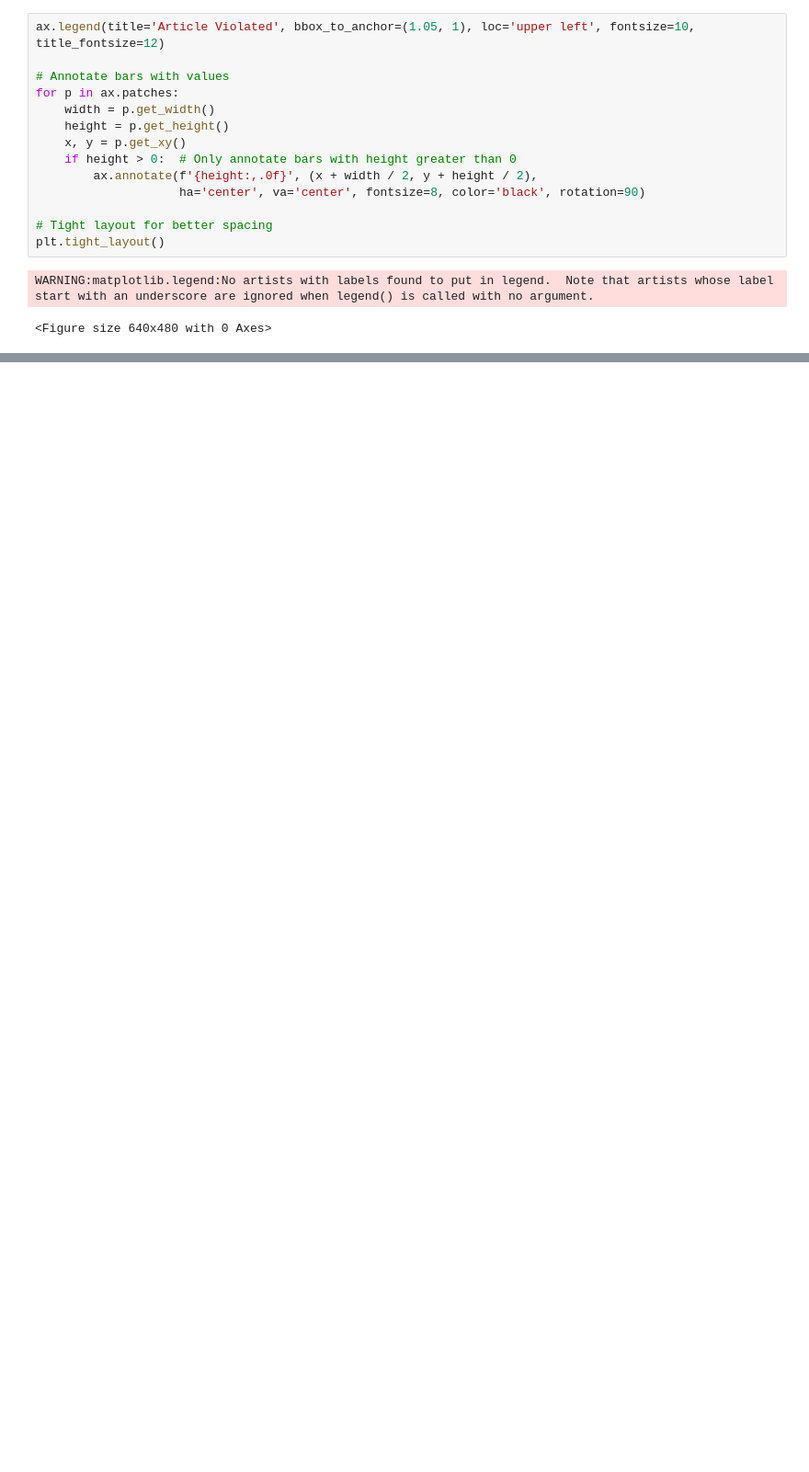
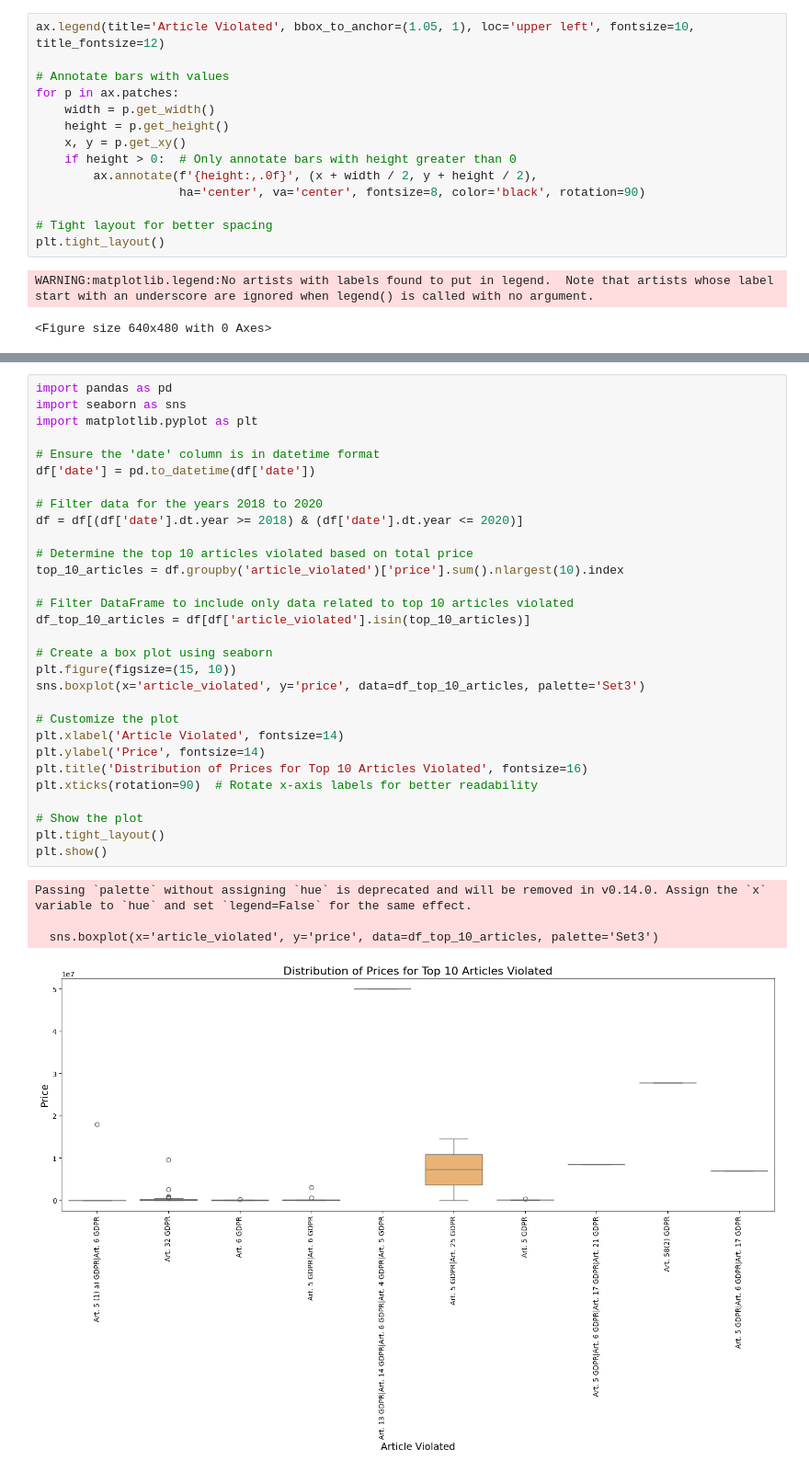
Before and after one commit to ericmuga253/Python-Data-, a Jupyter notebook: capstoneattemp.ipynb, the cells around one changed output, grey strips where cells are left out. Shown at 92% size. Saved outputs shown, nothing was run; the diff lists cells and outputs as text; blank space fills up the shorter version.

```diff
--- a/capstoneattemp.ipynb
+++ b/capstoneattemp.ipynb
@@ -311,0 +364,35 @@ WARNING:matplotlib.legend:No artists with labels found to put in legend.  Note t
+# %%
+import pandas as pd
+import seaborn as sns
+import matplotlib.pyplot as plt
+
+# Ensure the 'date' column is in datetime format
+df['date'] = pd.to_datetime(df['date'])
+
+# Filter data for the years 2018 to 2020
+df = df[(df['date'].dt.year >= 2018) & (df['date'].dt.year <= 2020)]
+
+# Determine the top 10 articles violated based on total price
+top_10_articles = df.groupby('article_violated')['price'].sum().nlargest(10).index
+
+# Filter DataFrame to include only data related to top 10 articles violated
+df_top_10_articles = df[df['article_violated'].isin(top_10_articles)]
+
+# Create a box plot using seaborn
+plt.figure(figsize=(15, 10))
+sns.boxplot(x='article_violated', y='price', data=df_top_10_articles, palette='Set3')
+
+# Customize the plot
+plt.xlabel('Article Violated', fontsize=14)
+plt.ylabel('Price', fontsize=14)
+plt.title('Distribution of Prices for Top 10 Articles Violated', fontsize=16)
+plt.xticks(rotation=90)  # Rotate x-axis labels for better readability
+
+# Show the plot
+plt.tight_layout()
+plt.show()
+# %% [output]
+Passing `palette` without assigning `hue` is deprecated and will be removed in v0.14.0. Assign the `x` variable to `hue` and set `legend=False` for the same effect.
+
+  sns.boxplot(x='article_violated', y='price', data=df_top_10_articles, palette='Set3')
+[figure, added]
```
Also changed, not shown: parts of 2 cells of this notebook.
